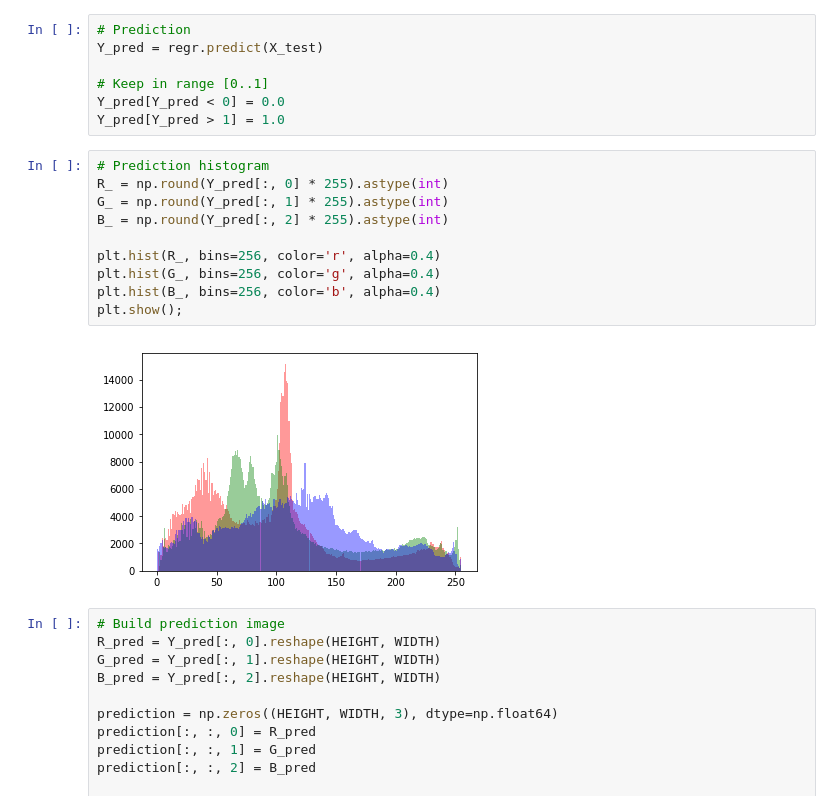
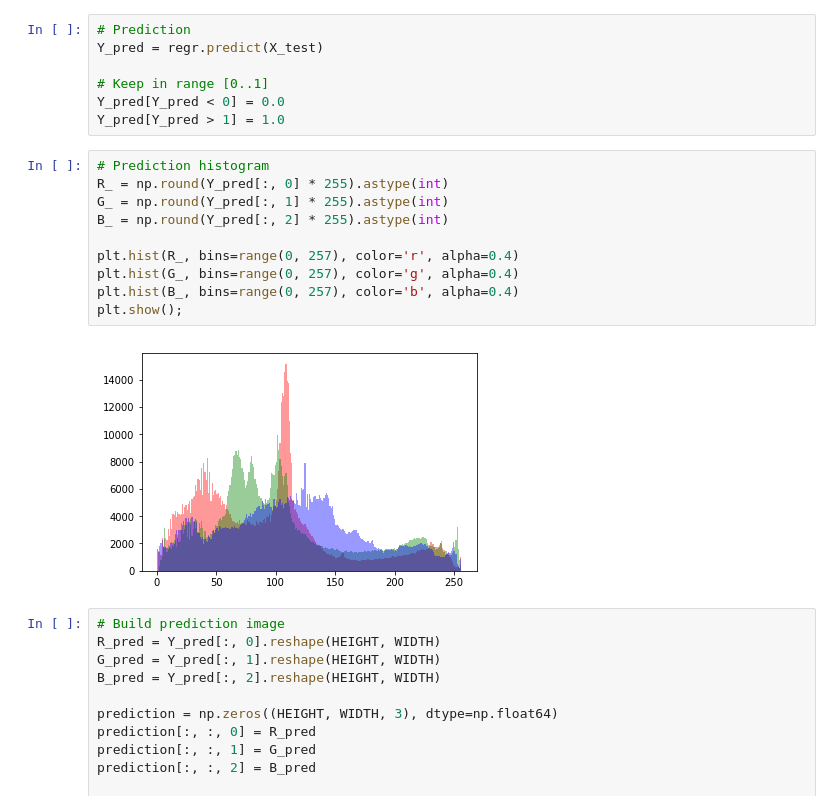
Before and after one commit to gluijk/image-processing-mlp, a Jupyter notebook: image-processing-mlp.ipynb, the cells around one changed output. Cells and saved outputs as stored; diff of their text form.

```diff
--- a/image-processing-mlp.ipynb
+++ b/image-processing-mlp.ipynb
@@ -197,15 +197,15 @@ Y_pred[Y_pred > 1] = 1.0
 # %%
 # Prediction histogram
 R_ = np.round(Y_pred[:, 0] * 255).astype(int)
 G_ = np.round(Y_pred[:, 1] * 255).astype(int)
 B_ = np.round(Y_pred[:, 2] * 255).astype(int)
 
-plt.hist(R_, bins=256, color='r', alpha=0.4)
-plt.hist(G_, bins=256, color='g', alpha=0.4)
-plt.hist(B_, bins=256, color='b', alpha=0.4)
+plt.hist(R_, bins=range(0, 257), color='r', alpha=0.4)
+plt.hist(G_, bins=range(0, 257), color='g', alpha=0.4)
+plt.hist(B_, bins=range(0, 257), color='b', alpha=0.4)
 plt.show();
 # %% [output]
-[figure, old version]
+[figure, new version]
 # %%
 # Build prediction image
 R_pred = Y_pred[:, 0].reshape(HEIGHT, WIDTH)
```
Also changed, not shown: parts of 2 cells of this notebook.
